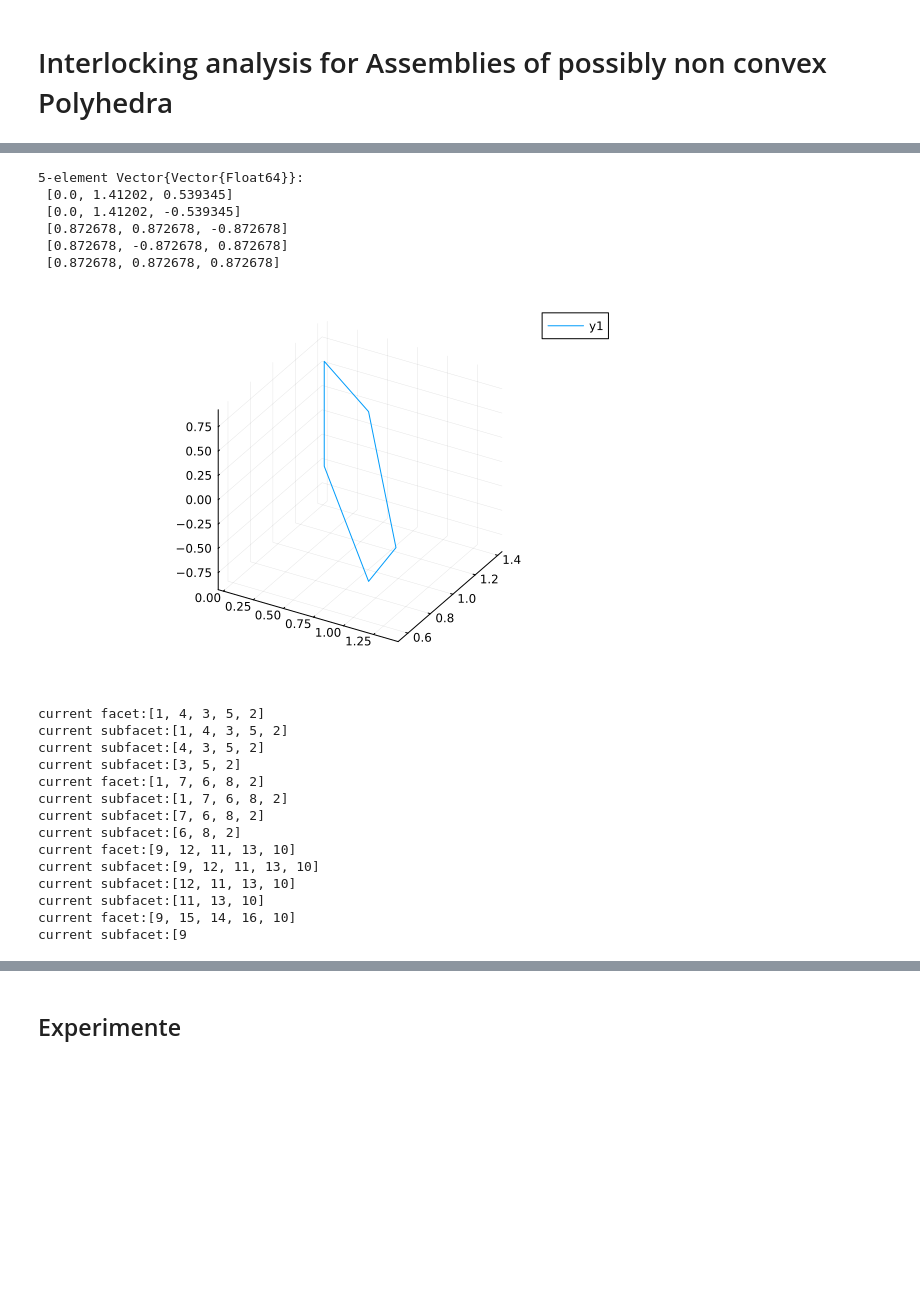
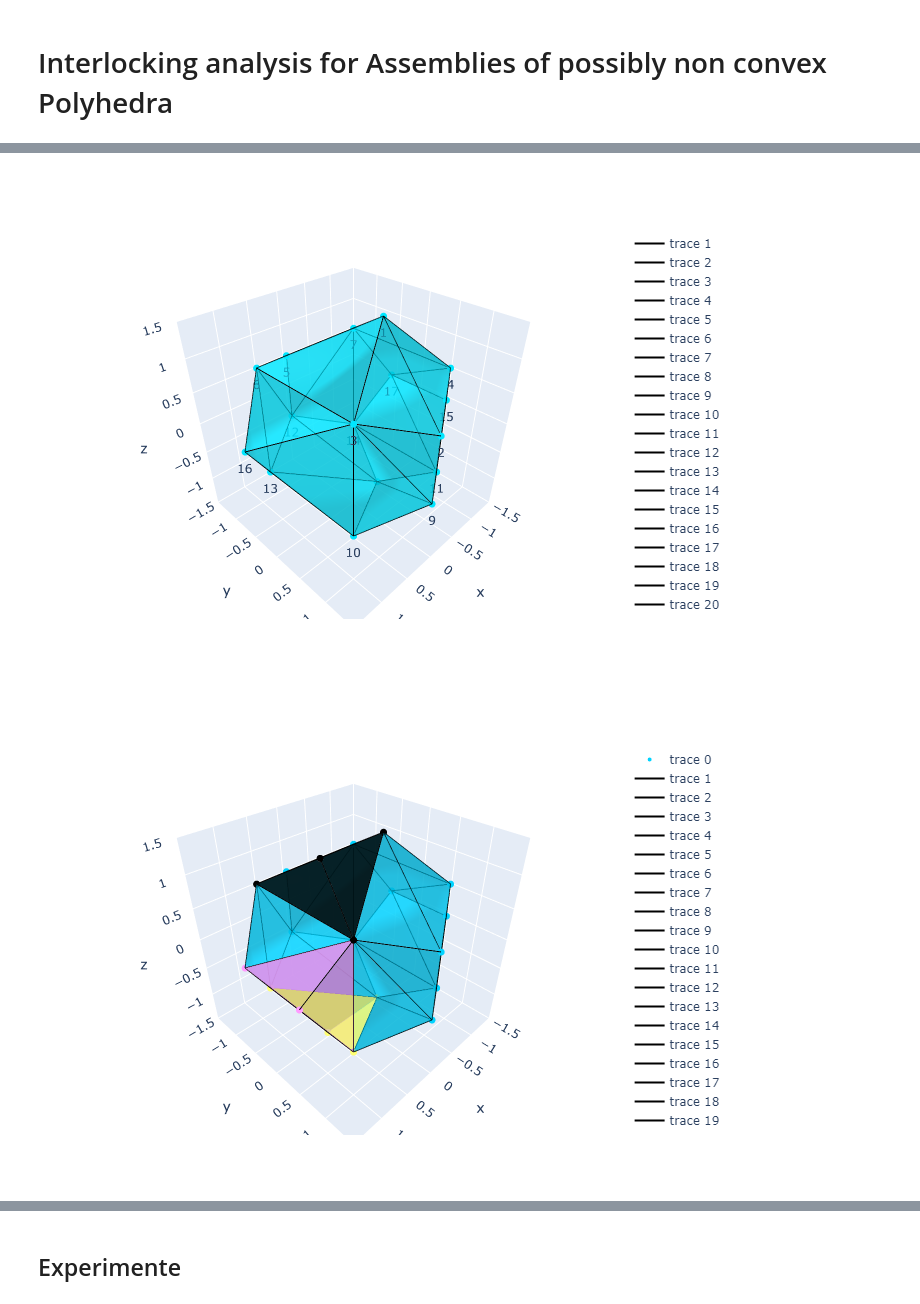
Before and after one commit to Saschobolt/GeoCombSurfX, a Jupyter notebook: src/Sascha/non-convex-interlocking.ipynb, the cells around one changed output, grey strips where cells are left out. Drawn from its saved outputs; the diff is of its cells as text; code cells hidden in the pictures; blank space fills up the shorter version.

Commit message:
Plots mit Beschriftung

```diff
--- a/src/Sascha/non-convex-interlocking.ipynb
+++ b/src/Sascha/non-convex-interlocking.ipynb
@@ -48,31 +10,12 @@ plot(mesh)
-# %%
-Dodecahedron.verts[[3,11,12,7,4]]
-# %% [output]
-5-element Vector{Vector{Float64}}:
- [0.0, 1.41202, 0.539345]
- [0.0, 1.41202, -0.539345]
- [0.872678, 0.872678, -0.872678]
- [0.872678, -0.872678, 0.872678]
- [0.872678, 0.872678, 0.872678]
-# %%
-poly = Polyhedron(Dodecahedron.verts[[3,11,12,17,4]], [[1,2], [2,3], [3,4], [4, 5], [5,1]], [[1,2,3,4,5]])
-plotPolyhedron(poly)
-# %% [output]
-[figure, removed]
-# %%
-triangulatePolyhedron(Dodecahedron)
-# %% [output]
-current facet:[1, 4, 3, 5, 2]
-current subfacet:[1, 4, 3, 5, 2]
-current subfacet:[4, 3, 5, 2]
-current subfacet:[3, 5, 2]
-current facet:[1, 7, 6, 8, 2]
-current subfacet:[1, 7, 6, 8, 2]
-current subfacet:[7, 6, 8, 2]
-current subfacet:[6, 8, 2]
-current facet:[9, 12, 11, 13, 10]
-current subfacet:[9, 12, 11, 13, 10]
-current subfacet:[12, 11, 13, 10]
-current subfacet:[11, 13, 10]
-current facet:[9, 15, 14, 16, 10]
-current subfacet:[9
+# %%
+poly = triangulatePolyhedron(Dodecahedron)
+
+display(poly.edges[[!isturnable(e, poly) for e in poly.edges]])
+
+plotPolyhedron(triangulatePolyhedron(Dodecahedron))
+# %% [output]
+[figure, added]
+# %%
+plotAssembly(convexDecomposition(Dodecahedron))
+# %% [output]
+[figure, added]
```
Also changed, not shown: parts of 12 cells of this notebook, 1 other file.
